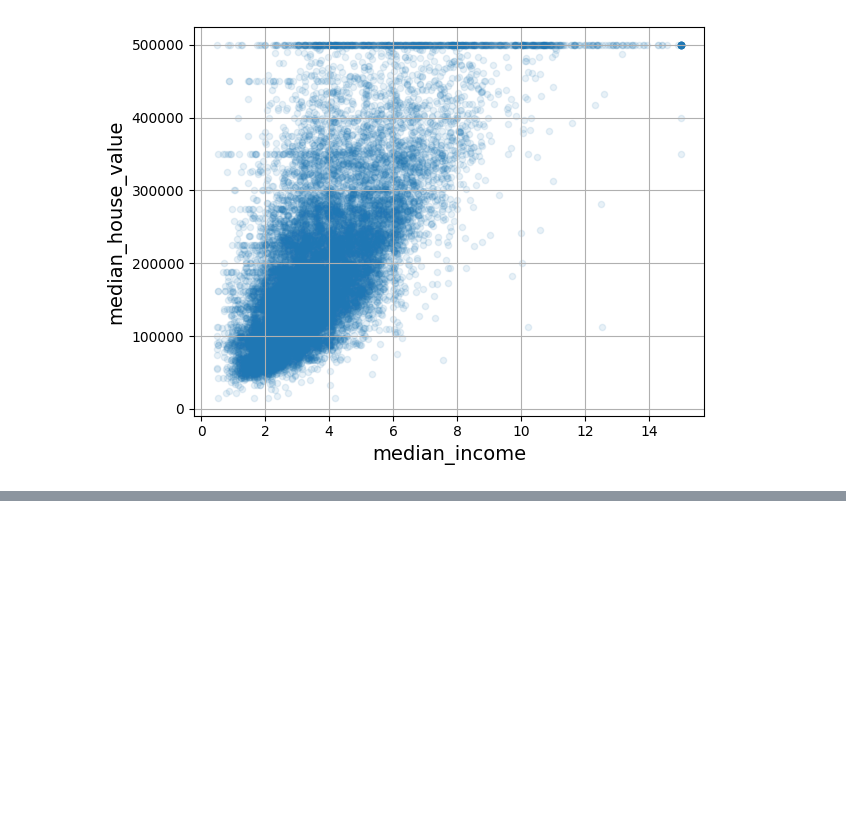
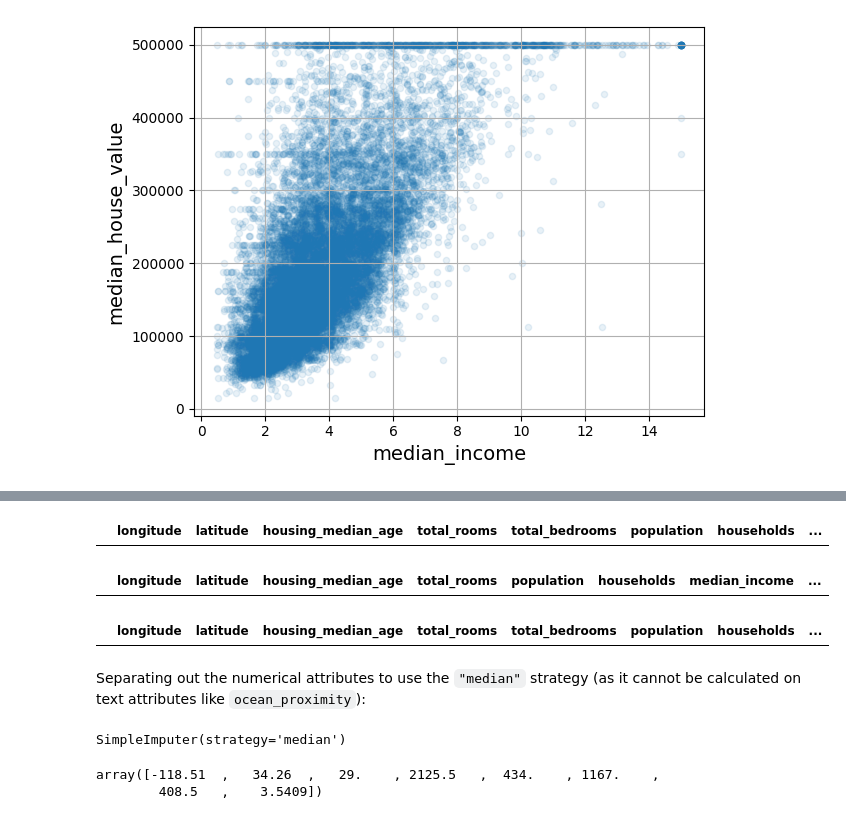
Before and after one commit to MSulSal/hands-on-ml, a Jupyter notebook: 02.ipynb, the cells around one changed output, grey strips where cells are left out. Saved outputs shown, nothing was run; the diff lists cells and outputs as text; code cells hidden in the pictures; blank space fills up the shorter version.

```diff
--- a/02.ipynb
+++ b/02.ipynb
@@ -390,0 +446,19 @@ plt.show()
+# %%
+housing_option1 = housing.copy()
+housing_option1.dropna(subset=["total_bedrooms"], inplace=True)
+housing_option1.loc[null_rows_idx].head()
+# %% [output]
+|  | longitude | latitude | housing_median_age | total_rooms | total_bedrooms | population | households | ... |
+# %%
+housing_option2 = housing.copy()
+housing_option2.drop("total_bedrooms", axis=1, inplace=True)
+housing_option2.loc[null_rows_idx].head()
+# %% [output]
+|  | longitude | latitude | housing_median_age | total_rooms | population | households | median_income | ... |
+# %%
+housing_option3 = housing.copy()
+median = housing["total_bedrooms"].median()
+housing_option3.fillna({"total_bedrooms": median}, inplace=True) # imputation
+housing_option3.loc[null_rows_idx].head()
+# %% [output]
+|  | longitude | latitude | housing_median_age | total_rooms | total_bedrooms | population | households | ... |
@@ -390,0 +469,2 @@ plt.show()
+# %% [markdown]
+Separating out the numerical attributes to use the `"median"` strategy (as it cannot be calculated on text attributes like `ocean_proximity`):
@@ -390,0 +473,9 @@ plt.show()
+# %%
+imputer.fit(housing_num)
+# %% [output]
+SimpleImputer(strategy='median')
+# %%
+imputer.statistics_
+# %% [output]
+array([-118.51  ,   34.26  ,   29.    , 2125.5   ,  434.    , 1167.    ,
+        408.5   ,    3.5409])
```
Also changed, not shown: parts of 41 cells of this notebook.
